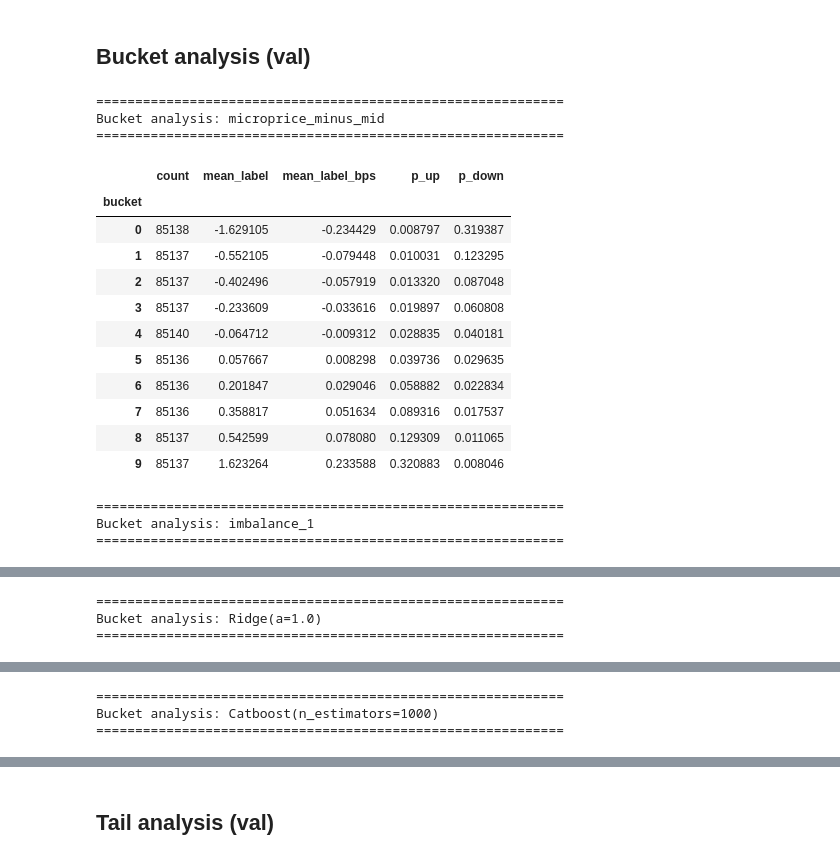
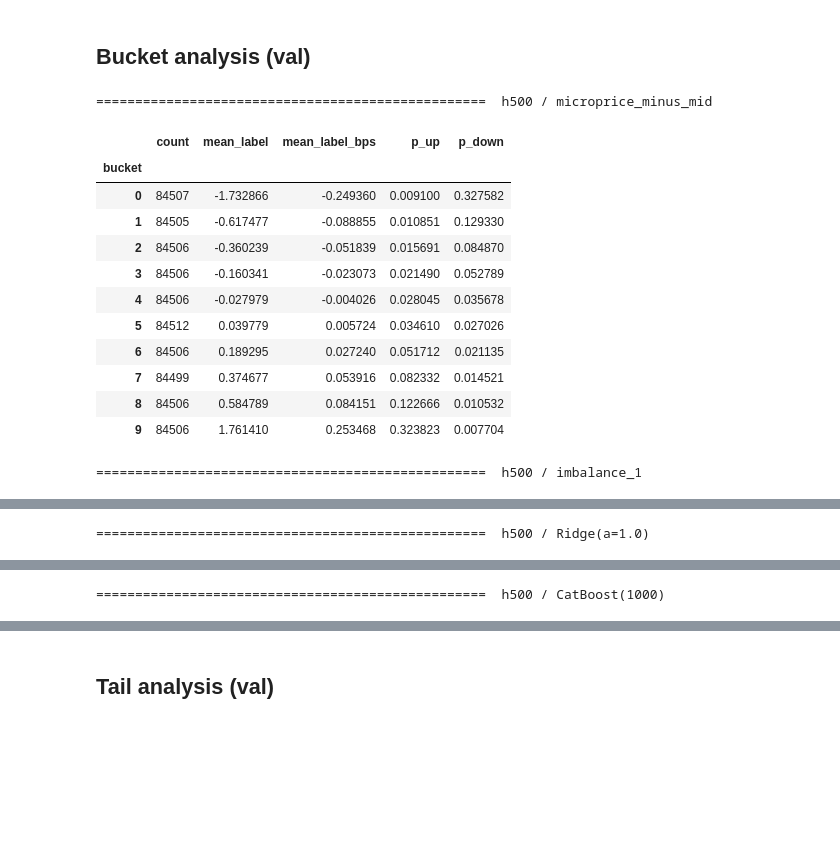
Before and after one commit to EfremtsevVsevolod/hft-research-env, a Jupyter notebook: notebooks/baseline_evaluation.ipynb, the cells around one changed output, grey strips where cells are left out. Cells and saved outputs as stored; diff of their text form; code cells hidden in the pictures; blank space fills up the shorter version.

```diff
--- a/notebooks/baseline_evaluation.ipynb
+++ b/notebooks/baseline_evaluation.ipynb
@@ -141,7 +98,9 @@ train:  1,692,867 rows  [2026-03-23 20:37:35.300000+00:00 → 2026-03-25 20:37:3
 # %%
-# Label distributions per split
-for name, part in [("train", train_df), ("val", val_df), ("test", test_df)]:
-    lp = label_profile(part)
-    print(f"\n--- {name} ({len(part):,} rows) ---")
-    print(lp.to_string())
+# Label distributions
+for h_ms, d in data.items():
+    print(f"\n{'='*40}  h{h_ms}")
+    for name in ["train", "val", "test"]:
+        lp = label_profile(d["parts"][name])
+        print(f"\n--- {name} ({len(d['parts'][name]):,} rows) ---")
+        print(lp.to_string())
 # %% [output]
@@ -370,0 +167,21 @@ Ridge coefficients (standardized):
+# %%
+def run_eval(parts, horizon_ms):
+    bls = [f() for f in BASELINE_FACTORIES]
+    train, val = parts["train"], parts["val"]
+    scores = {}
+    for bl in bls:
+        bl.fit(train, train[LABEL_COL])
+        scores[bl.name] = bl.predict(val)
+    label = val[LABEL_COL].values
+    summary = eval_summary(scores, label, REF_PRICE, horizon_ms)
+    return bls, scores, label, summary
+
+
+# Run eval for all horizons
+results = {}  # h_ms -> {"bls", "scores", "label", "summary"}
+
+for h_ms, d in data.items():
+    bls, scores, label, summary = run_eval(d["parts"], d["h"])
+    results[h_ms] = {"bls": bls, "scores": scores, "label": label, "summary": summary}
+    display(summary)
+    print()
@@ -371,31 +224,24 @@ Ridge coefficients (standardized):
 # %% [markdown]
 ## Bucket analysis (val)
 # %%
-val_label = val_df[LABEL_COL].values
-
-for bl_name, sc in scores_val.items():
-    print(f"\n{'='*60}")
-    print(f"Bucket analysis: {bl_name}")
-    print(f"{'='*60}")
-    display(bucket_analysis(sc, val_label))
+for h_ms, r in results.items():
+    for bl_name, sc in r["scores"].items():
+        print(f"\n{'='*50}  h{h_ms} / {bl_name}")
+        display(bucket_analysis(sc, r["label"], REF_PRICE))
 # %% [output]
-============================================================
-Bucket analysis: microprice_minus_mid
-============================================================
+==================================================  h500 / microprice_minus_mid
 |  | count | mean_label | mean_label_bps | p_up | p_down |
 | bucket |  |  |  |  |  |
-| 0 | 85138 | -1.629105 | -0.234429 | 0.008797 | 0.319387 |
-| 1 | 85137 | -0.552105 | -0.079448 | 0.010031 | 0.123295 |
-| 2 | 85137 | -0.402496 | -0.057919 | 0.013320 | 0.087048 |
-| 3 | 85137 | -0.233609 | -0.033616 | 0.019897 | 0.060808 |
-| 4 | 85140 | -0.064712 | -0.009312 | 0.028835 | 0.040181 |
-| 5 | 85136 | 0.057667 | 0.008298 | 0.039736 | 0.029635 |
-| 6 | 85136 | 0.201847 | 0.029046 | 0.058882 | 0.022834 |
-| 7 | 85136 | 0.358817 | 0.051634 | 0.089316 | 0.017537 |
-| 8 | 85137 | 0.542599 | 0.078080 | 0.129309 | 0.011065 |
-| 9 | 85137 | 1.623264 | 0.233588 | 0.320883 | 0.008046 |
+| 0 | 84507 | -1.732866 | -0.249360 | 0.009100 | 0.327582 |
+| 1 | 84505 | -0.617477 | -0.088855 | 0.010851 | 0.129330 |
+| 2 | 84506 | -0.360239 | -0.051839 | 0.015691 | 0.084870 |
+| 3 | 84506 | -0.160341 | -0.023073 | 0.021490 | 0.052789 |
+| 4 | 84506 | -0.027979 | -0.004026 | 0.028045 | 0.035678 |
+| 5 | 84512 | 0.039779 | 0.005724 | 0.034610 | 0.027026 |
+| 6 | 84506 | 0.189295 | 0.027240 | 0.051712 | 0.021135 |
+| 7 | 84499 | 0.374677 | 0.053916 | 0.082332 | 0.014521 |
+| 8 | 84506 | 0.584789 | 0.084151 | 0.122666 | 0.010532 |
+| 9 | 84506 | 1.761410 | 0.253468 | 0.323823 | 0.007704 |
-============================================================
-Bucket analysis: imbalance_1
-============================================================
+==================================================  h500 / imbalance_1
 |  | count | mean_label | mean_label_bps | p_up | p_down |
 | bucket |  |  |  |  |  |
@@ -412,5 +258,3 @@ Bucket analysis: imbalance_1
-============================================================
-Bucket analysis: Ridge(a=1.0)
-============================================================
+==================================================  h500 / Ridge(a=1.0)
 |  | count | mean_label | mean_label_bps | p_up | p_down |
 | bucket |  |  |  |  |  |
@@ -427,5 +271,3 @@ Bucket analysis: Ridge(a=1.0)
-============================================================
-Bucket analysis: Catboost(n_estimators=1000)
-============================================================
+==================================================  h500 / CatBoost(1000)
 |  | count | mean_label | mean_label_bps | p_up | p_down |
 | bucket |  |  |  |  |  |
```
Also changed, not shown: parts of 46 cells of this notebook, 1 other file.
